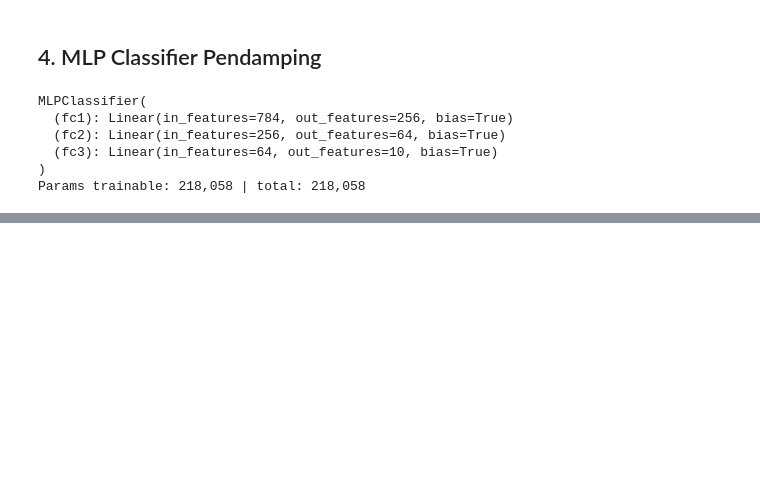
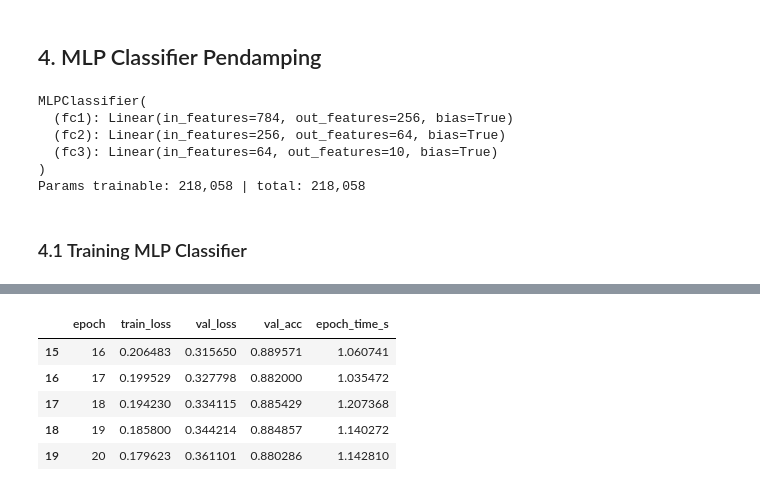
Before and after one commit to CannyCeles/deep-learning-ae-gan, a Jupyter notebook: notebooks/tugas-ae-gan.ipynb, the cells around one changed output, grey strips where cells are left out. Saved outputs shown, nothing was run; the diff lists cells and outputs as text; code cells hidden in the pictures; blank space fills up the shorter version.

Commit message:
feat(train): add cached mlp classifier training loop

```diff
--- a/notebooks/tugas-ae-gan.ipynb
+++ b/notebooks/tugas-ae-gan.ipynb
@@ -321,3 +321,53 @@ MLPClassifier(
   (fc3): Linear(in_features=64, out_features=10, bias=True)
 )
 Params trainable: 218,058 | total: 218,058
+# %% [markdown]
+### 4.1 Training MLP Classifier
+# %%
+MLP_WEIGHTS_PATH = os.path.join(WEIGHTS_DIR, "mlp_classifier.pt")
+MLP_HISTORY_PATH = os.path.join(RESULTS_DIR, "history_mlp.csv")
+MLP_EPOCHS = 20
+MLP_LR = 1e-3
+
+set_seed(SEED)
+loader_gen.manual_seed(SEED)
+mlp = MLPClassifier().to(device)
+
+if os.path.exists(MLP_WEIGHTS_PATH) and os.path.exists(MLP_HISTORY_PATH) and not FORCE_RERUN:
+    mlp.load_state_dict(torch.load(MLP_WEIGHTS_PATH, map_location=device, weights_only=True))
+    mlp_history = pd.read_csv(MLP_HISTORY_PATH)
+    print("Cache dimuat: mlp_classifier.pt")
+else:
+    optimizer = torch.optim.Adam(mlp.parameters(), lr=MLP_LR)
+    best_acc, best_state, rows = 0.0, None, []
+    for epoch in range(1, MLP_EPOCHS + 1):
+        mlp.train()
+        start = time.perf_counter()
+        running_loss = 0.0
+        for x, y in train_loader:
+            x, y = x.to(device), y.to(device)
+            optimizer.zero_grad()
+            loss = F.cross_entropy(mlp(x), y)
+            loss.backward()
+            optimizer.step()
+            running_loss += loss.item() * y.size(0)
+        epoch_time = time.perf_counter() - start
+        val_loss, val_acc = evaluate_classifier(mlp, val_loader)
+        rows.append({
+            "epoch": epoch,
+            "train_loss": running_loss / len(train_ds),
+            "val_loss": val_loss,
+            "val_acc": val_acc,
+            "epoch_time_s": epoch_time,
+        })
+        if val_acc > best_acc:
+            best_acc = val_acc
+            best_state = {k: v.detach().cpu().clone() for k, v in mlp.state_dict().items()}
+        print(f"Epoch {epoch:02d}/{MLP_EPOCHS} | train {rows[-1]['train_loss']:.4f} | val {val_loss:.4f} | acc {val_acc * 100:.2f}% | {epoch_time:.2f}s")
+    mlp.load_state_dict(best_state)
+    torch.save(mlp.state_dict(), MLP_WEIGHTS_PATH)
+    mlp_history = pd.DataFrame(rows)
+    mlp_history.to_csv(MLP_HISTORY_PATH, index=False)
+
+display(mlp_history.tail())
+# %% [output]
@@ -323,0 +394,6 @@ Params trainable: 218,058 | total: 218,058
+|  | epoch | train_loss | val_loss | val_acc | epoch_time_s |
+| 15 | 16 | 0.206483 | 0.315650 | 0.889571 | 1.060741 |
+| 16 | 17 | 0.199529 | 0.327798 | 0.882000 | 1.035472 |
+| 17 | 18 | 0.194230 | 0.334115 | 0.885429 | 1.207368 |
+| 18 | 19 | 0.185800 | 0.344214 | 0.884857 | 1.140272 |
+| 19 | 20 | 0.179623 | 0.361101 | 0.880286 | 1.142810 |
```
Also changed, not shown: parts of 1 cell of this notebook.
